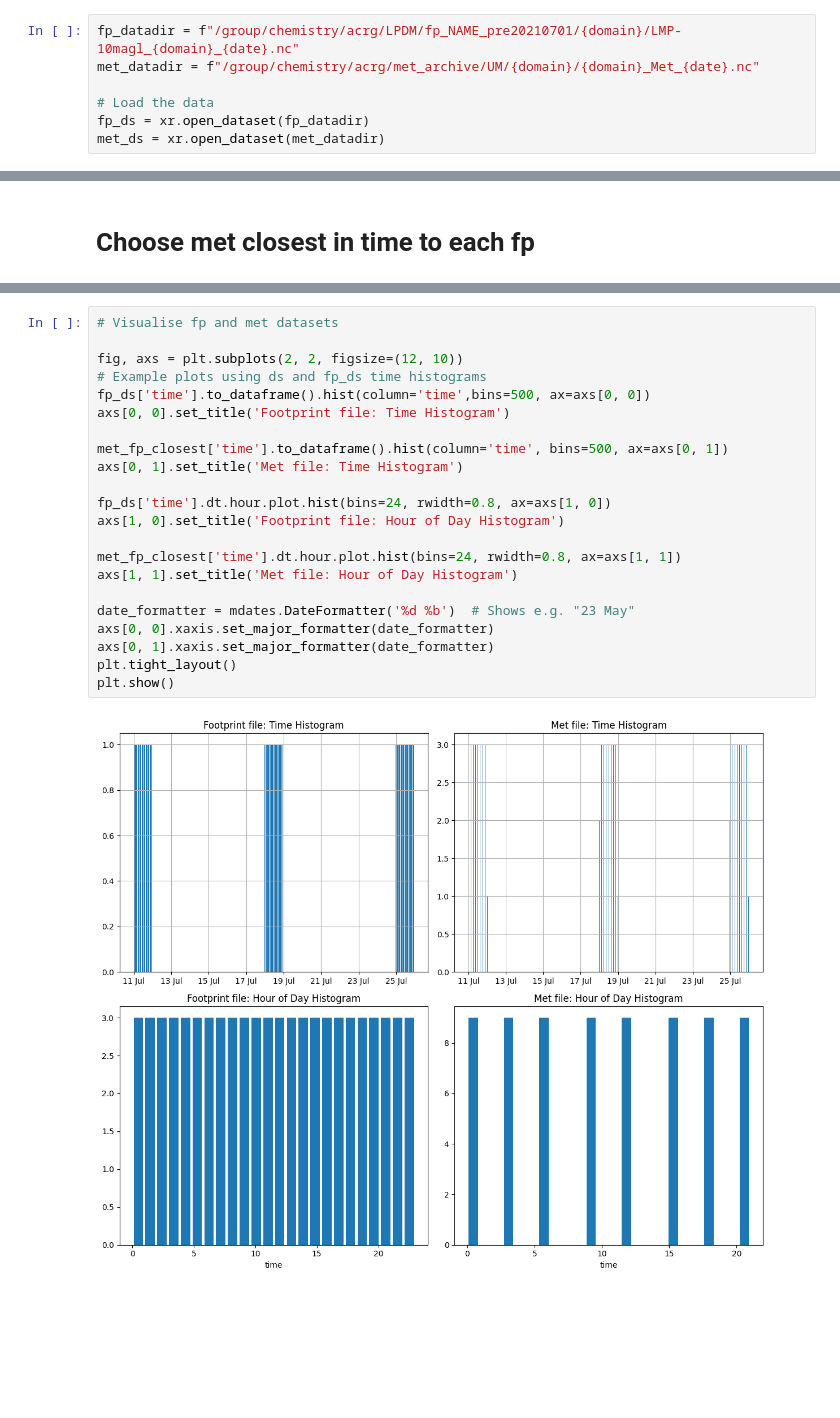
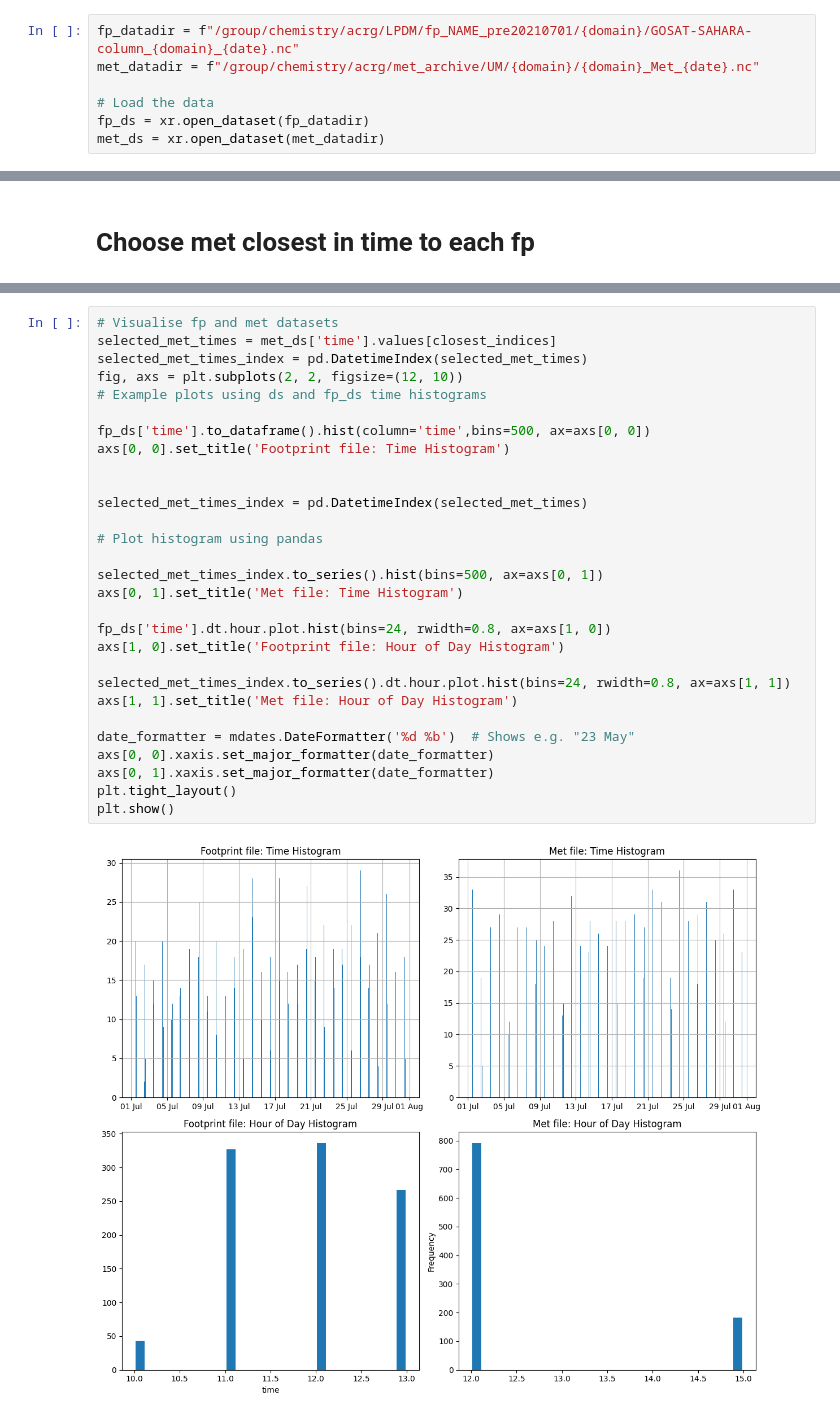
Before and after one commit to GATES-Lab/GATES_LPDM_emulator, a Jupyter notebook: met_interp_load.ipynb, the cells around one changed output, grey strips where cells are left out. Saved outputs shown, nothing was run; the diff lists cells and outputs as text; blank space fills up the shorter version.

```diff
--- a/met_interp_load.ipynb
+++ b/met_interp_load.ipynb
@@ -12,7 +12,7 @@ from model.data.load_data import *
 domain = "NORTHAFRICA"
 date = "201407"
 # %%
-fp_datadir = f"/group/chemistry/acrg/LPDM/fp_NAME_pre20210701/{domain}/LMP-10magl_{domain}_{date}.nc"
+fp_datadir = f"/group/chemistry/acrg/LPDM/fp_NAME_pre20210701/{domain}/GOSAT-SAHARA-column_{domain}_{date}.nc"
 met_datadir = f"/group/chemistry/acrg/met_archive/UM/{domain}/{domain}_Met_{date}.nc"
 
 # Load the data
@@ -305,24 +281,31 @@ Std of time difference: 0.47 hours
 # %%
 # Visualise fp and met datasets
-
+selected_met_times = met_ds['time'].values[closest_indices]
+selected_met_times_index = pd.DatetimeIndex(selected_met_times)
 fig, axs = plt.subplots(2, 2, figsize=(12, 10))
 # Example plots using ds and fp_ds time histograms
+
 fp_ds['time'].to_dataframe().hist(column='time',bins=500, ax=axs[0, 0])
 axs[0, 0].set_title('Footprint file: Time Histogram')
 
-met_fp_closest['time'].to_dataframe().hist(column='time', bins=500, ax=axs[0, 1])
+
+selected_met_times_index = pd.DatetimeIndex(selected_met_times)
+
+# Plot histogram using pandas
+
+selected_met_times_index.to_series().hist(bins=500, ax=axs[0, 1])
 axs[0, 1].set_title('Met file: Time Histogram')
 
 fp_ds['time'].dt.hour.plot.hist(bins=24, rwidth=0.8, ax=axs[1, 0])
 axs[1, 0].set_title('Footprint file: Hour of Day Histogram')
 
-met_fp_closest['time'].dt.hour.plot.hist(bins=24, rwidth=0.8, ax=axs[1, 1])
+selected_met_times_index.to_series().dt.hour.plot.hist(bins=24, rwidth=0.8, ax=axs[1, 1])
 axs[1, 1].set_title('Met file: Hour of Day Histogram')
 
 date_formatter = mdates.DateFormatter('%d %b')  # Shows e.g. "23 May"
 axs[0, 0].xaxis.set_major_formatter(date_formatter)
 axs[0, 1].xaxis.set_major_formatter(date_formatter)
 plt.tight_layout()
 plt.show()
 # %% [output]
-[figure, old version]
+[figure, new version]
```
Also changed, not shown: parts of 9 cells of this notebook.
